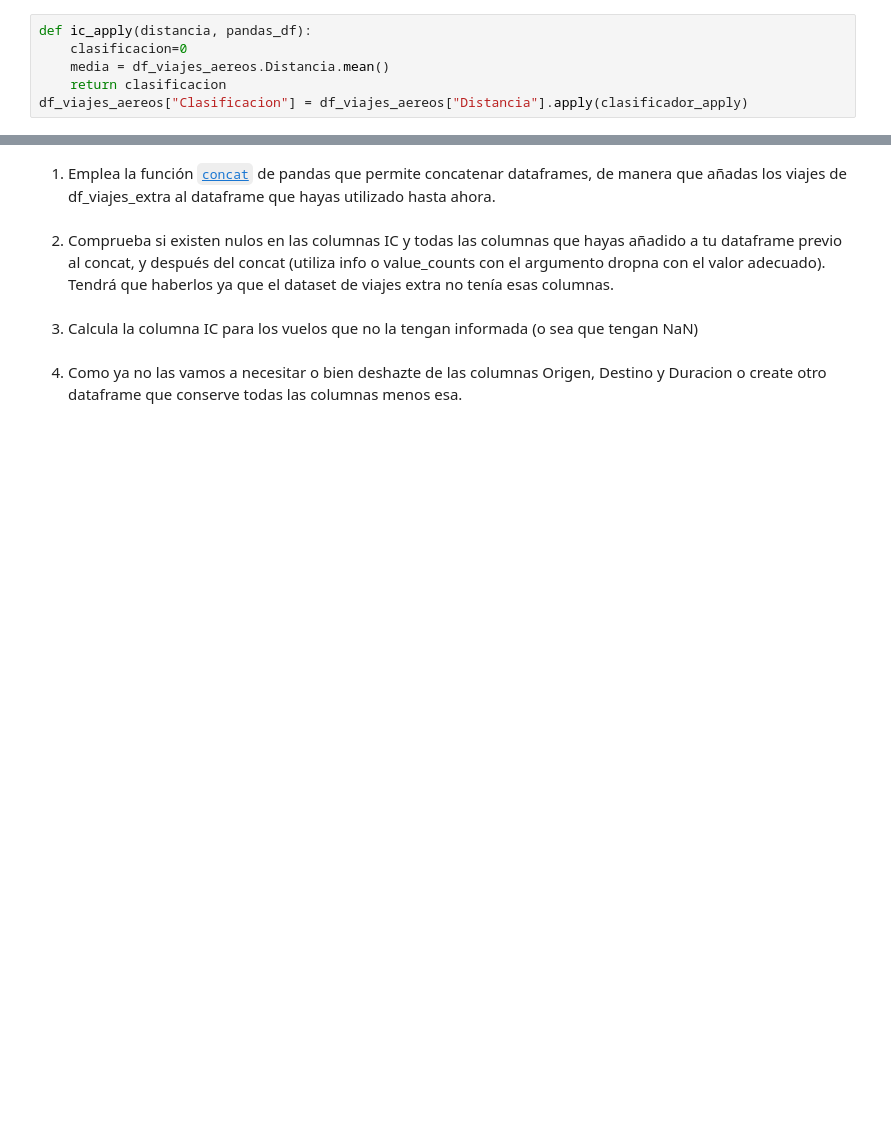
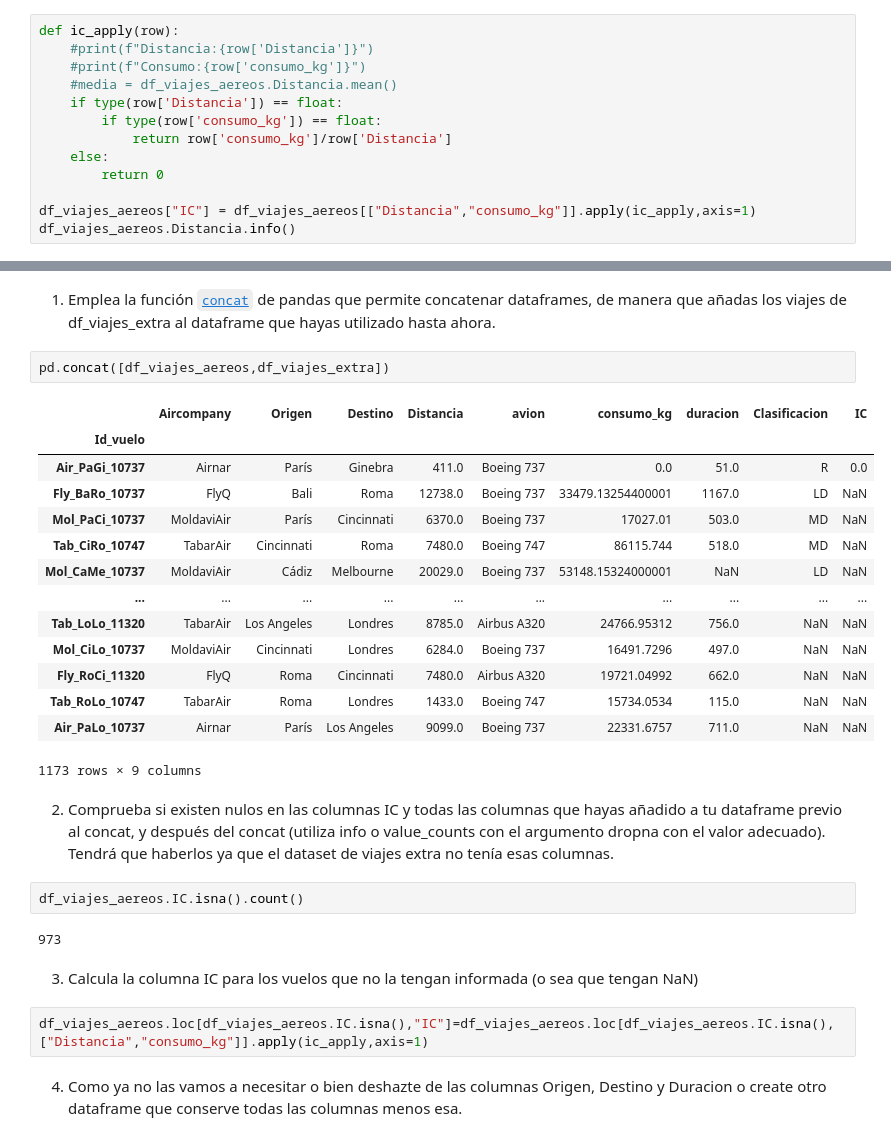
Before and after one commit to jorgegmayorgas/ONLINE_DS_THEBRIDGE_JORGE_GIMENEZ, a Jupyter notebook: 02_Programacion_y_Herramientas_Avanzadas/Sprint_04/Unidad_02/Practica_Obligatoria/18_Practica_Obligatoria_Pandas_II.ipynb, the cells around one changed output, grey strips where cells are left out. Cells and saved outputs as stored; diff of their text form; blank space fills up the shorter version.

```diff
--- a/02_Programacion_y_Herramientas_Avanzadas/Sprint_04/Unidad_02/Practica_Obligatoria/18_Practica_Obligatoria_Pandas_II.ipynb
+++ b/02_Programacion_y_Herramientas_Avanzadas/Sprint_04/Unidad_02/Practica_Obligatoria/18_Practica_Obligatoria_Pandas_II.ipynb
@@ -273,9 +252,16 @@ df_viajes_aereos
 973 rows × 8 columns
 # %% [markdown]
 2. Crea ahora una columna que recoja el índice de contaminación de cada viaje calculado como el consumo de keroseno por kilometro recorrdio. Llama IC a esa columna.
-# %%
-def ic_apply(distancia, pandas_df):
-    clasificacion=0
-    media = df_viajes_aereos.Distancia.mean()
-    return clasificacion
-df_viajes_aereos["Clasificacion"] = df_viajes_aereos["Distancia"].apply(clasificador_apply)
+# %%
+def ic_apply(row):
+    #print(f"Distancia:{row['Distancia']}")
+    #print(f"Consumo:{row['consumo_kg']}")
+    #media = df_viajes_aereos.Distancia.mean()
+    if type(row['Distancia']) == float:
+        if type(row['consumo_kg']) == float:
+            return row['consumo_kg']/row['Distancia']
+    else:
+        return 0
+
+df_viajes_aereos["IC"] = df_viajes_aereos[["Distancia","consumo_kg"]].apply(ic_apply,axis=1)
+df_viajes_aereos.Distancia.info()
@@ -296,9 +308,32 @@ df_viajes_extra = pd.read_csv("./data/dataset_viajes_extra.csv", index_col = "Id
 df_ingresos = pd.read_csv("./data/dataset_ingresos.csv")
 # %% [markdown]
 1. Emplea la función [`concat`](https://pandas.pydata.org/docs/reference/api/pandas.concat.html "info sobre pandas concat") de pandas que permite concatenar dataframes, de manera que añadas los viajes de df_viajes_extra al dataframe que hayas utilizado hasta ahora.
+# %%
+pd.concat([df_viajes_aereos,df_viajes_extra])
+# %% [output]
+|  | Aircompany | Origen | Destino | Distancia | avion | consumo_kg | duracion | Clasificacion | IC |
+| Id_vuelo |  |  |  |  |  |  |  |  |  |
+| Air_PaGi_10737 | Airnar | París | Ginebra | 411.0 | Boeing 737 | 0.0 | 51.0 | R | 0.0 |
+| Fly_BaRo_10737 | FlyQ | Bali | Roma | 12738.0 | Boeing 737 | 33479.13254400001 | 1167.0 | LD | NaN |
+| Mol_PaCi_10737 | MoldaviAir | París | Cincinnati | 6370.0 | Boeing 737 | 17027.01 | 503.0 | MD | NaN |
+| Tab_CiRo_10747 | TabarAir | Cincinnati | Roma | 7480.0 | Boeing 747 | 86115.744 | 518.0 | MD | NaN |
+| Mol_CaMe_10737 | MoldaviAir | Cádiz | Melbourne | 20029.0 | Boeing 737 | 53148.15324000001 | NaN | LD | NaN |
+| ... | ... | ... | ... | ... | ... | ... | ... | ... | ... |
+| Tab_LoLo_11320 | TabarAir | Los Angeles | Londres | 8785.0 | Airbus A320 | 24766.95312 | 756.0 | NaN | NaN |
+| Mol_CiLo_10737 | MoldaviAir | Cincinnati | Londres | 6284.0 | Boeing 737 | 16491.7296 | 497.0 | NaN | NaN |
+| Fly_RoCi_11320 | FlyQ | Roma | Cincinnati | 7480.0 | Airbus A320 | 19721.04992 | 662.0 | NaN | NaN |
+| Tab_RoLo_10747 | TabarAir | Roma | Londres | 1433.0 | Boeing 747 | 15734.0534 | 115.0 | NaN | NaN |
+| Air_PaLo_10737 | Airnar | París | Los Angeles | 9099.0 | Boeing 737 | 22331.6757 | 711.0 | NaN | NaN |
+1173 rows × 9 columns
 # %% [markdown]
 2. Comprueba si existen nulos en las columnas IC y todas las columnas que hayas añadido a tu dataframe previo al concat, y después del concat (utiliza info o value_counts con el argumento dropna con el valor adecuado). Tendrá que haberlos ya que el dataset de viajes extra no tenía esas columnas.
+# %%
+df_viajes_aereos.IC.isna().count()
+# %% [output]
+973
 # %% [markdown]
 3. Calcula la columna IC para los vuelos que no la tengan informada (o sea que tengan NaN)
+# %%
+df_viajes_aereos.loc[df_viajes_aereos.IC.isna(),"IC"]=df_viajes_aereos.loc[df_viajes_aereos.IC.isna(),["Distancia","consumo_kg"]].apply(ic_apply,axis=1)
 # %% [markdown]
 4. Como ya no las vamos a necesitar o bien deshazte de las columnas Origen, Destino y Duracion o create otro dataframe que conserve todas las columnas menos esa.
```
Also changed, not shown: parts of 10 cells of this notebook.
